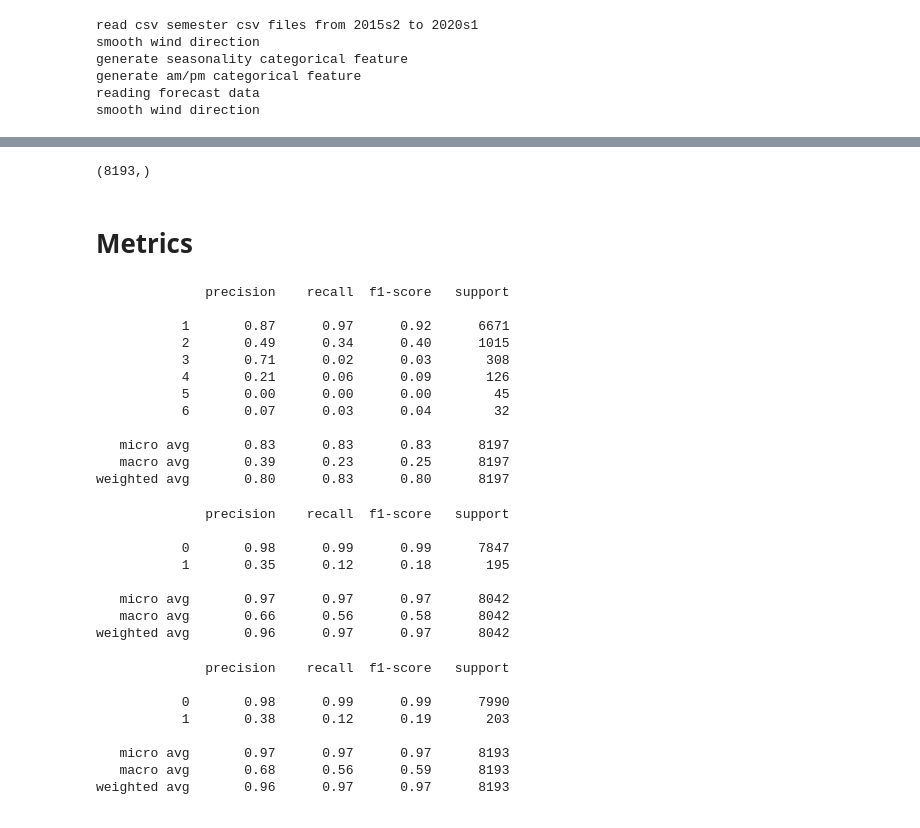
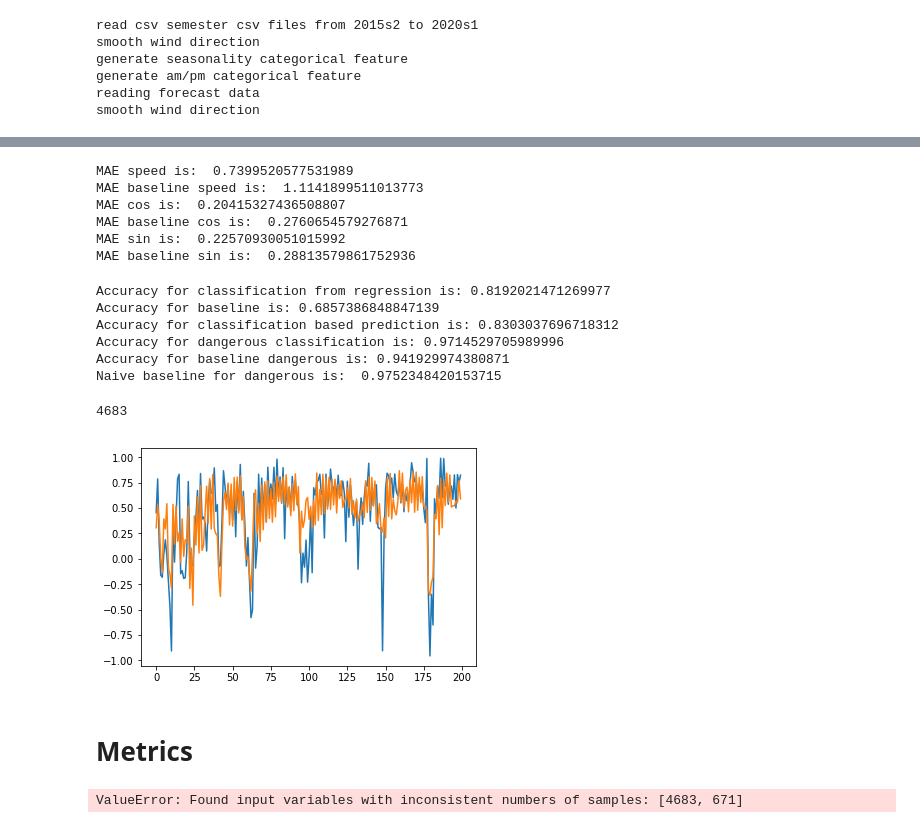
Before and after one commit to leobix/safi, a Jupyter notebook: Regression.ipynb, the cells around one changed output, grey strips where cells are left out. Cells and saved outputs as stored; diff of their text form; code cells hidden in the pictures.

```diff
--- a/Regression.ipynb
+++ b/Regression.ipynb
@@ -30,8 +41,8 @@ forecast = prep.prepare_forecast()
 measurement= measurement[['speed', 'cos_wind_dir', 'sin_wind_dir', 'temp', 'radiation', 'precip', 'season', 'am']]
 
 #call data_process.py
-steps_in = 48
-steps_out = 12
+steps_in = 24
+steps_out = 24
 x_df, y_df, x, y_speed = proc.prepare_x_y(measurement, forecast, steps_in, steps_out, 'speed')
 x_df, y_df, x, y_cos = proc.prepare_x_y(measurement, forecast, steps_in, steps_out, 'cos_wind_dir')
 x_df, y_df, x, y_sin = proc.prepare_x_y(measurement, forecast, steps_in, steps_out, 'sin_wind_dir')
@@ -96,11 +111,35 @@ print("MAE baseline cos is: ", mean_absolute_error(y_test_cos, y_test_baseline_c
 print("MAE sin is: ", mean_absolute_error(y_test_sin, y_hat_sin))
 #print("MSE baseline sin is: ", mean_squared_error(y_te_sin, baseline_sin))
 print("MAE baseline sin is: ", mean_absolute_error(y_test_sin, y_test_baseline_sin_wind))
+# %% [output]
+MAE speed is:  0.7399520577531989
+MAE baseline speed is:  1.1141899511013773
+MAE cos is:  0.20415327436508807
+MAE baseline cos is:  0.2760654579276871
+MAE sin is:  0.22570930051015992
+MAE baseline sin is:  0.28813579861752936
 # %%
 print("Accuracy for classification from regression is:", accuracy_score(y_test_scenarios, y_hat_scenario_from_regression))
 print("Accuracy for baseline is:", accuracy_score(y_test_scenarios, y_baseline_scenarios))
 print("Accuracy for classification based prediction is:", accuracy_score(y_test_scenarios, y_hat_scenarios))
+
+print("Accuracy for dangerous classification is:", accuracy_score(y_test_dangerous, y_hat_dangerous))
+print("Accuracy for baseline dangerous is:", accuracy_score(y_test_dangerous, y_baseline_dangerous_scenarios))
+print("Naive baseline for dangerous is: ", 1 - np.sum(y_test_dangerous)/len(y_test_dangerous))
+# %% [output]
+Accuracy for classification from regression is: 0.8192021471269977
+Accuracy for baseline is: 0.6857386848847139
+Accuracy for classification based prediction is: 0.8303037696718312
+Accuracy for dangerous classification is: 0.9714529705989996
+Accuracy for baseline dangerous is: 0.941929974380871
+Naive baseline for dangerous is:  0.9752348420153715
-# %%
-y_hat_dangerous.shape
-# %% [output]
-(8193,)
+# %%
+len(y_test_cos)
+# %% [output]
+4683
+# %%
+plt.plot(y_test_cos[:200])
+plt.plot(y_hat_cos[:200])
+plt.show()
+# %% [output]
+[figure, added]
@@ -107,39 +247,6 @@ y_hat_dangerous.shape
 # %% [markdown]
 # Metrics
-# %%
-print(classification_report(y_test, y_hat))
-# %% [output]
-              precision    recall  f1-score   support
-
-           1       0.87      0.97      0.92      6671
-           2       0.49      0.34      0.40      1015
-           3       0.71      0.02      0.03       308
-           4       0.21      0.06      0.09       126
-           5       0.00      0.00      0.00        45
-           6       0.07      0.03      0.04        32
-
-   micro avg       0.83      0.83      0.83      8197
-   macro avg       0.39      0.23      0.25      8197
-weighted avg       0.80      0.83      0.80      8197
 # %%
 print(classification_report(y_test_dangerous, y_hat_dangerous))
 # %% [output]
-              precision    recall  f1-score   support
-
-           0       0.98      0.99      0.99      7847
-           1       0.35      0.12      0.18       195
-
-   micro avg       0.97      0.97      0.97      8042
-   macro avg       0.66      0.56      0.58      8042
-weighted avg       0.96      0.97      0.97      8042
+ValueError: Found input variables with inconsistent numbers of samples: [4683, 671]
-# %%
-print(classification_report(y_test_dangerous, y_hat_dangerous))
-# %% [output]
-              precision    recall  f1-score   support
-
-           0       0.98      0.99      0.99      7990
-           1       0.38      0.12      0.19       203
-
-   micro avg       0.97      0.97      0.97      8193
-   macro avg       0.68      0.56      0.59      8193
-weighted avg       0.96      0.97      0.97      8193
```
Also changed, not shown: parts of 11 cells of this notebook.
